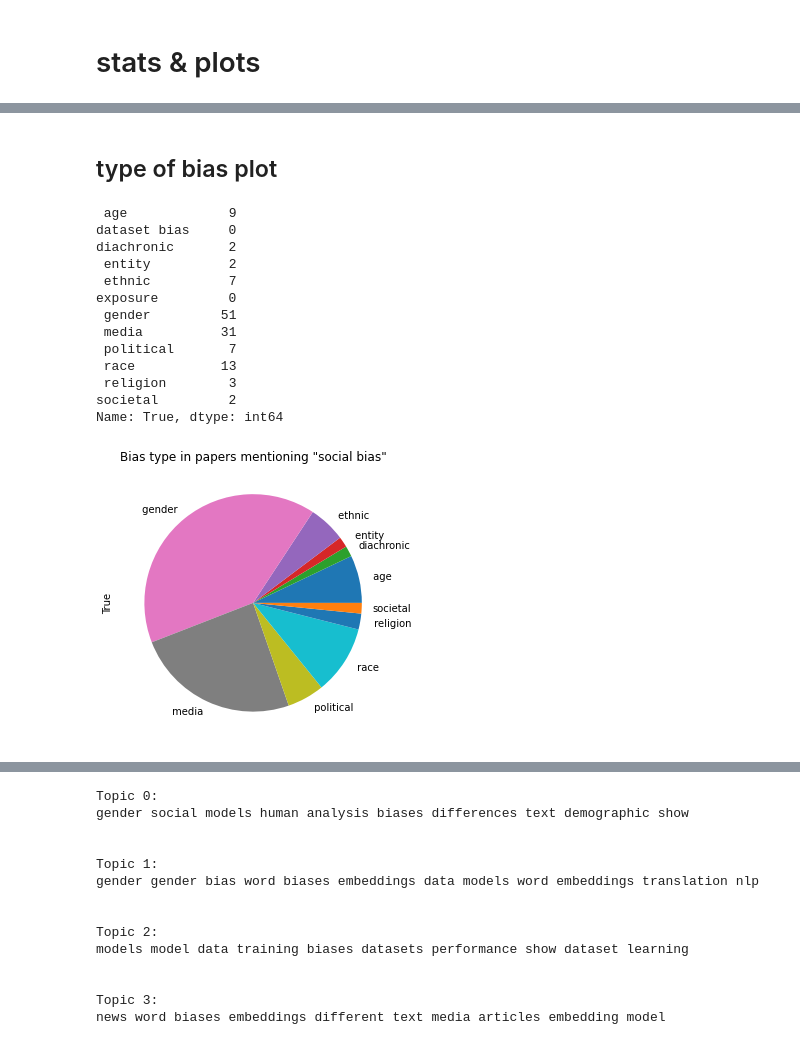
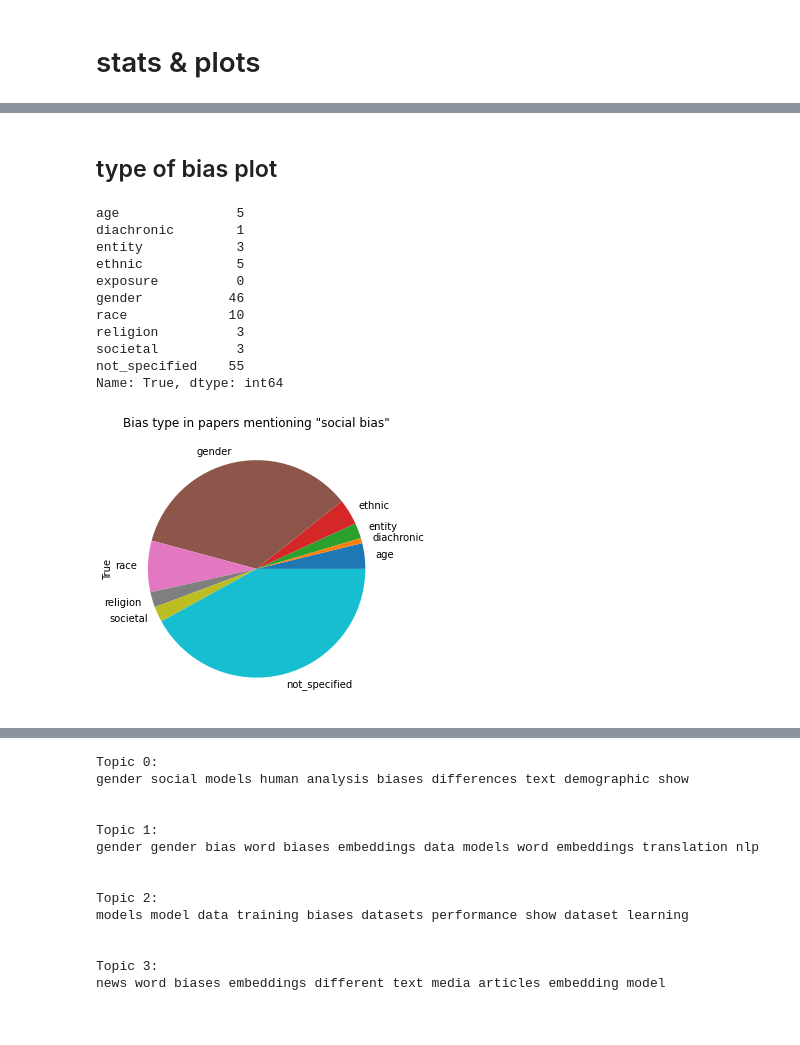
Before and after one commit to ninell-oldenburg/acl-anthology-keyword-search, a Jupyter notebook: acl-anthology-keyword-search.ipynb, the cells around one changed output, grey strips where cells are left out. Cells and saved outputs as stored; diff of their text form; code cells hidden in the pictures.

```diff
--- a/acl-anthology-keyword-search.ipynb
+++ b/acl-anthology-keyword-search.ipynb
@@ -282,4 +307,4 @@ TRIGRAMS
-# %% [markdown]
-## type of bias plot
+# %% [markdown]
+## type of bias plot
 # %%
 # hand crafted bias list (feel free to change)
@@ -308,36 +333,36 @@ def count_biases(this_df, bias_list=bias_list):
     counts.append(this_df['not_specified'].value_counts())
 
     return counts
-# %%
-def count_social_biases(this_df, bias_list=bias_list):
-    counts = []
-    temp_df = pd.DataFrame()
-    for i in bias_list:
-        if i == ' social':
-            continue
-        temp_df[i] = pd.crosstab(this_df[i],this_df[' social']).loc[True]
-
-    temp_df.loc[True].plot.pie(figsize=(5, 5));
-    plt.title('Bias type in papers mentioning "social bias"')
-
-    return temp_df.loc[True]
-
-print(count_social_biases(df, bias_list=bias_list))
-# %% [output]
- age             9
-dataset bias     0
-diachronic       2
- entity          2
- ethnic          7
-exposure         0
- gender         51
- media          31
- political       7
- race           13
- religion        3
-societal         2
-Name: True, dtype: int64
-[figure, removed]
+# %%
+def count_social_biases(this_df, bias_list=bias_list):
+    counts = []
+    temp_df = pd.DataFrame()
+    for i in bias_list:
+        if i == 'social':
+            continue
+        temp_df[i] = pd.crosstab(this_df[i],this_df['social']).loc[True]
+
+    temp_df['not_specified'] = this_df['social'].value_counts() - temp_df.sum(axis=True)
+
+    temp_df.loc[True].plot.pie(figsize=(5, 5));
+    plt.title('Bias type in papers mentioning "social bias"')
+
+    return temp_df.loc[True]
+
+print(count_social_biases(df, bias_list=bias_list))
+# %% [output]
+age               5
+diachronic        1
+entity            3
+ethnic            5
+exposure          0
+gender           46
+race             10
+religion          3
+societal          3
+not_specified    55
+Name: True, dtype: int64
+[figure, added]
 # %%
 def plot_counts(this_df):
     df_counts = pd.concat(count_biases(this_df), axis=1).transpose()
```
Also changed, not shown: parts of 52 cells of this notebook.
